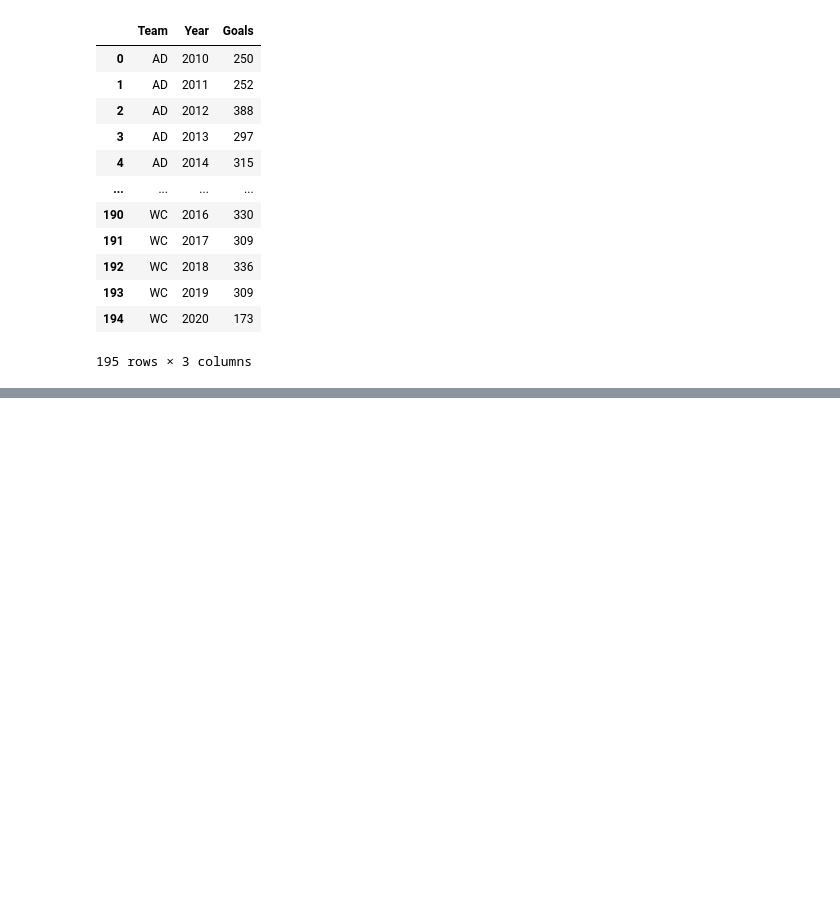
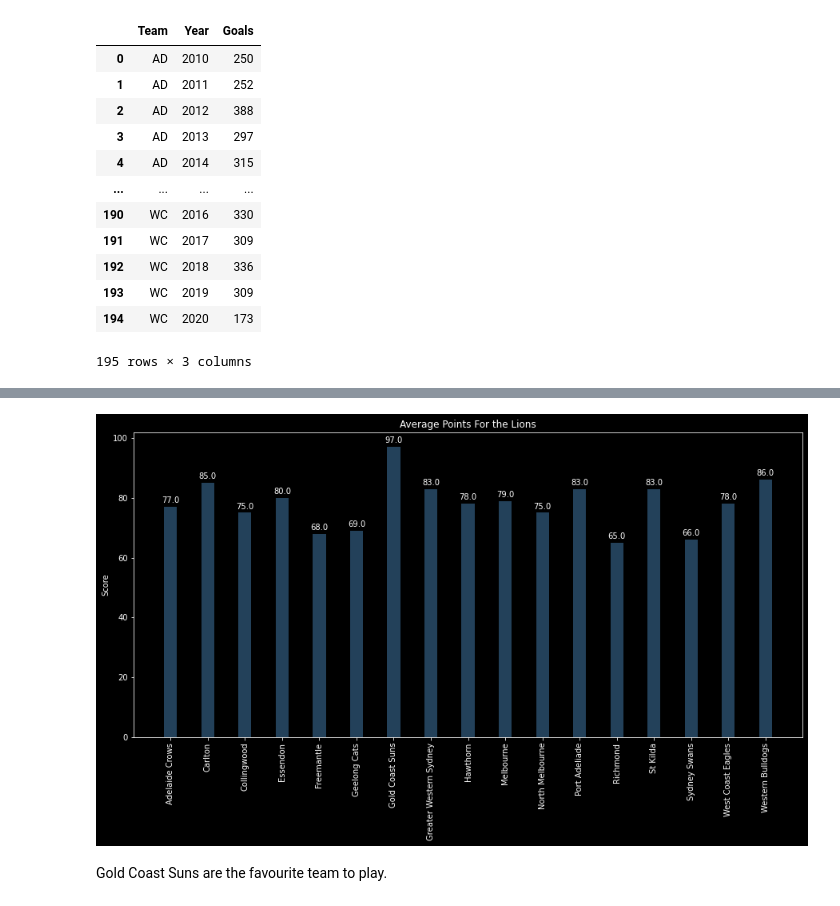
Before and after one commit to WhenTheTideGoesOut/Notebook_2_AFL, a Jupyter notebook: Notebook_2_AFL.ipynb, the cells around one changed output, grey strips where cells are left out. Cells and saved outputs as stored; diff of their text form; code cells hidden in the pictures; blank space fills up the shorter version.

```diff
--- a/Notebook_2_AFL.ipynb
+++ b/Notebook_2_AFL.ipynb
@@ -1098,0 +1082,6 @@ new_x
+# %%
+'''First step is to extract each of the clubs data into their own dataframe'''
+brisbane_lions = afl_total[afl_total['Team Name']=='Brisbane Lions']
+sydney_swans = afl_total[afl_total['Team Name']=='Sydney Swans']
+melb_demons = afl_total[afl_total['Team Name']=='Melbourne Demons']
+gee_cats= afl_total[afl_total['Team Name']=='Geelong Cats']
@@ -1098,0 +1150,2 @@ new_x
+# %%
+opponents = brisbane_lions.groupby(['Opponent Name','Year','Round'],as_index=False)['Behinds','Goals','Points'].sum()
@@ -1098,0 +1161,2 @@ new_x
+# %%
+mean_points_for_df=opponents.groupby(['Opponent Name'],as_index=False)['Points'].mean()
@@ -1098,0 +1184,27 @@ new_x
+# %%
+x = np.arange(len(mean_points_for_df['Opponent Name']))
+width = 0.35
+
+fig, ax = plt.subplots(figsize=(15,7))
+
+barlabel1= plt.bar(x=mean_points_for_df['Opponent Name'],
+                   height = round(mean_points_for_df['Points']),
+                   width= 0.35,
+                   align ='center',
+                   alpha=0.5,
+                   color='steelblue',
+                   #tick_label = mean_df['Team Name'],
+                   #orientation = 'vertical'
+                  )
+
+ax.set_ylabel('Score')
+ax.set_title("Average Points For the Lions")
+ax.set_xticklabels(mean_points_for_df['Opponent Name'])
+
+autolabel(barlabel1)
+plt.xticks(rotation='vertical')
+plt.show()
+# %% [output]
+[figure, added]
+# %% [markdown]
+Gold Coast Suns are the favourite team to play.
```
Also changed, not shown: parts of 53 cells of this notebook.
